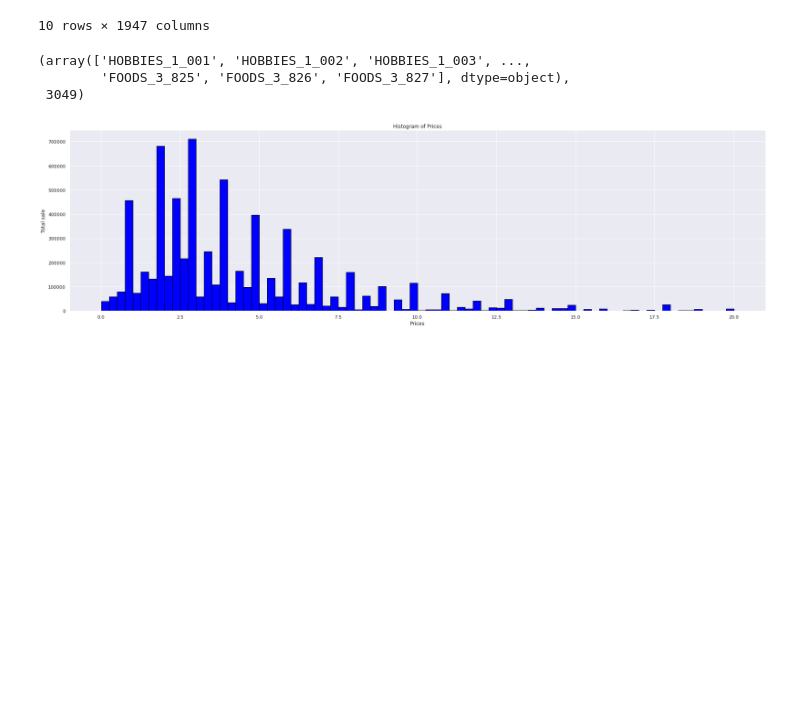
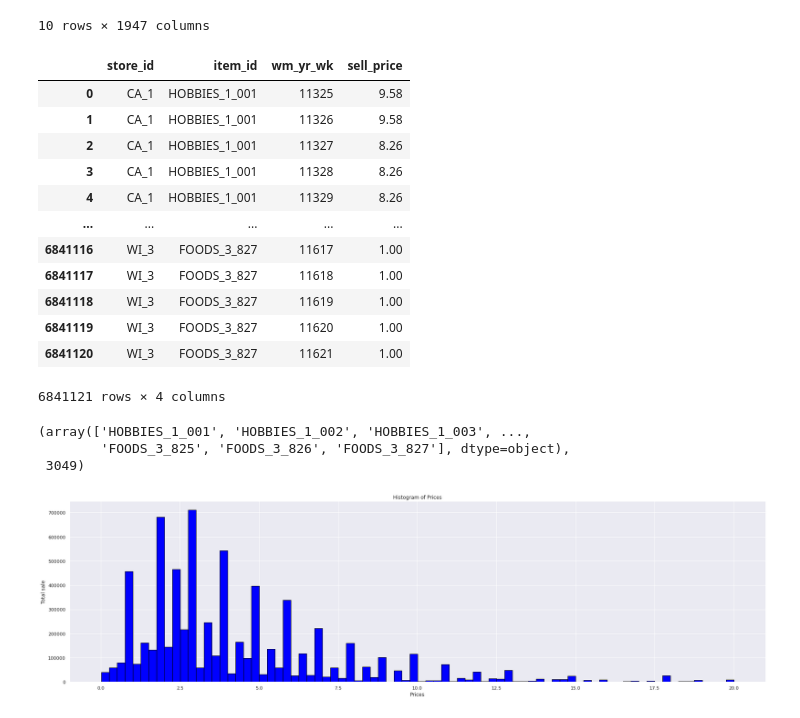
Before and after one commit to Rohan-Agarwal-Developer/walmart-sales-predictions, a Jupyter notebook: visualizations.ipynb, the cells around one changed output. Saved outputs shown, nothing was run; the diff lists cells and outputs as text; code cells hidden in the pictures; blank space fills up the shorter version.

```diff
--- a/visualizations.ipynb
+++ b/visualizations.ipynb
@@ -60,5 +66,20 @@ data[data['item_id'] == 'HOBBIES_1_001']
 | 27441 | HOBBIES_1_001_WI_3_evaluation | HOBBIES_1_001 | HOBBIES_1 | HOBBIES | WI_3 | WI | 0 | 0 | 0 | 0 | ... | ... |
 10 rows × 1947 columns
 # %%
-sell_prices = pd.read_csv('data/sell_prices.csv')
+sell_prices = pd.read_csv('data/sell_prices.csv') #Sell prices of various items at various locations
+sell_prices
+# %% [output]
+|  | store_id | item_id | wm_yr_wk | sell_price |
+| 0 | CA_1 | HOBBIES_1_001 | 11325 | 9.58 |
+| 1 | CA_1 | HOBBIES_1_001 | 11326 | 9.58 |
+| 2 | CA_1 | HOBBIES_1_001 | 11327 | 8.26 |
+| 3 | CA_1 | HOBBIES_1_001 | 11328 | 8.26 |
+| 4 | CA_1 | HOBBIES_1_001 | 11329 | 8.26 |
+| ... | ... | ... | ... | ... |
+| 6841116 | WI_3 | FOODS_3_827 | 11617 | 1.00 |
+| 6841117 | WI_3 | FOODS_3_827 | 11618 | 1.00 |
+| 6841118 | WI_3 | FOODS_3_827 | 11619 | 1.00 |
+| 6841119 | WI_3 | FOODS_3_827 | 11620 | 1.00 |
+| 6841120 | WI_3 | FOODS_3_827 | 11621 | 1.00 |
+6841121 rows × 4 columns
 # %%
```
Also changed, not shown: parts of 22 cells of this notebook, 2 other files.
